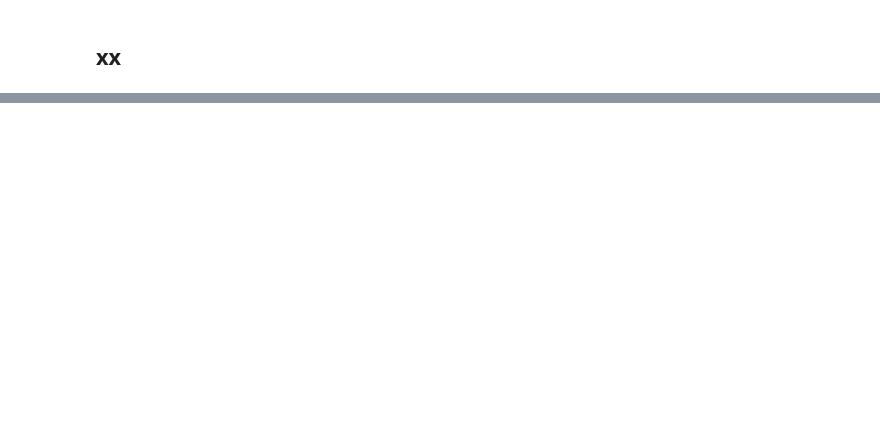
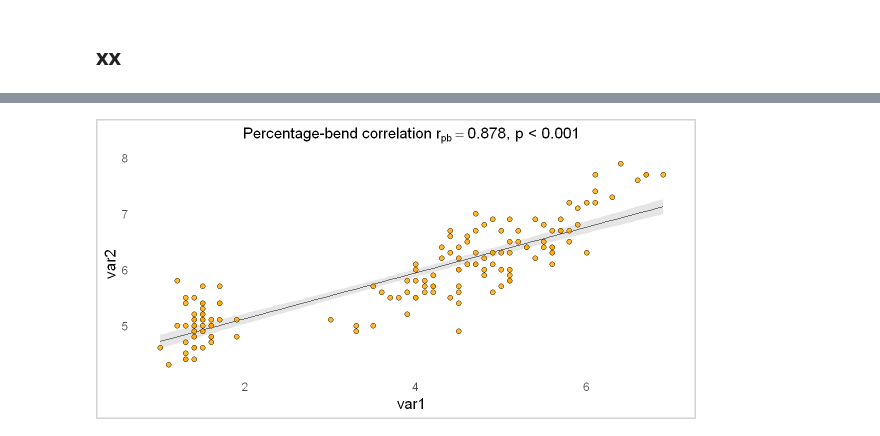
Before and after one commit to dcdace/R_functions, a Jupyter notebook: flexible-correlations/description-and-examples.ipynb, the cells around one changed output, grey strips where cells are left out. Cells and saved outputs as stored; diff of their text form; code cells hidden in the pictures; blank space fills up the shorter version.

```diff
--- a/flexible-correlations/description-and-examples.ipynb
+++ b/flexible-correlations/description-and-examples.ipynb
@@ -25,0 +117,5 @@ In this script I impelemt 3 simple rules of thumb:
+# %%
+df <- iris
+plot_correlation(df$Petal.Length, df$Sepal.Length)
+# %% [output]
+[figure, added]
```
Also changed, not shown: parts of 10 cells of this notebook, 1 other file.
